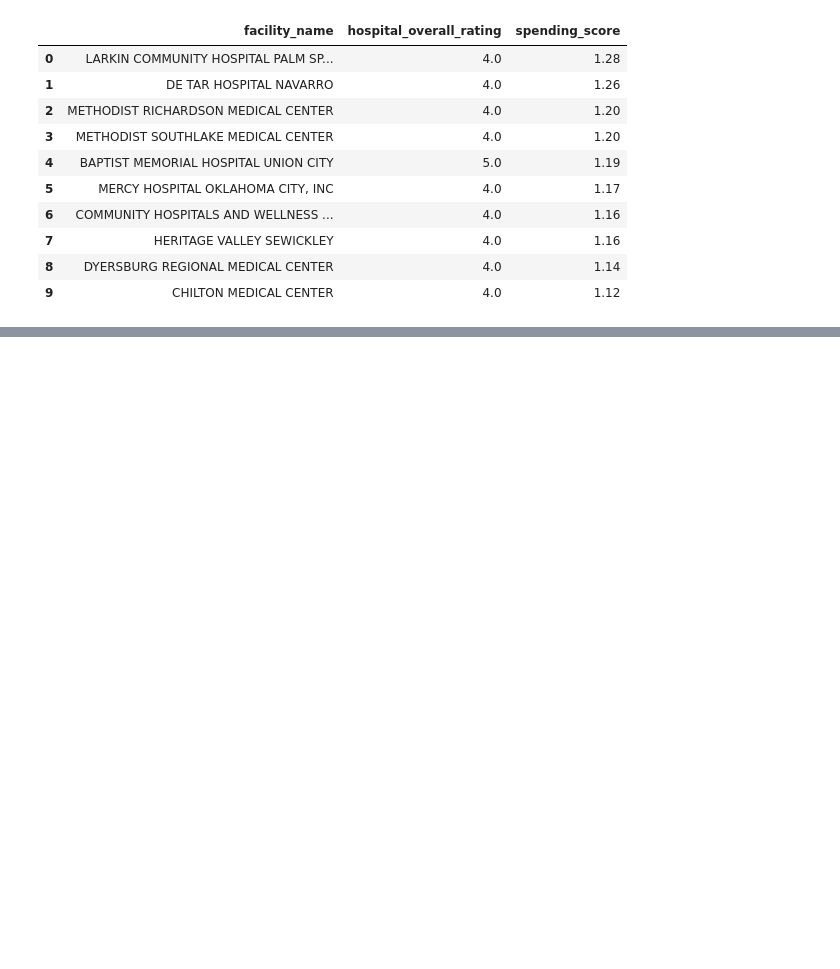
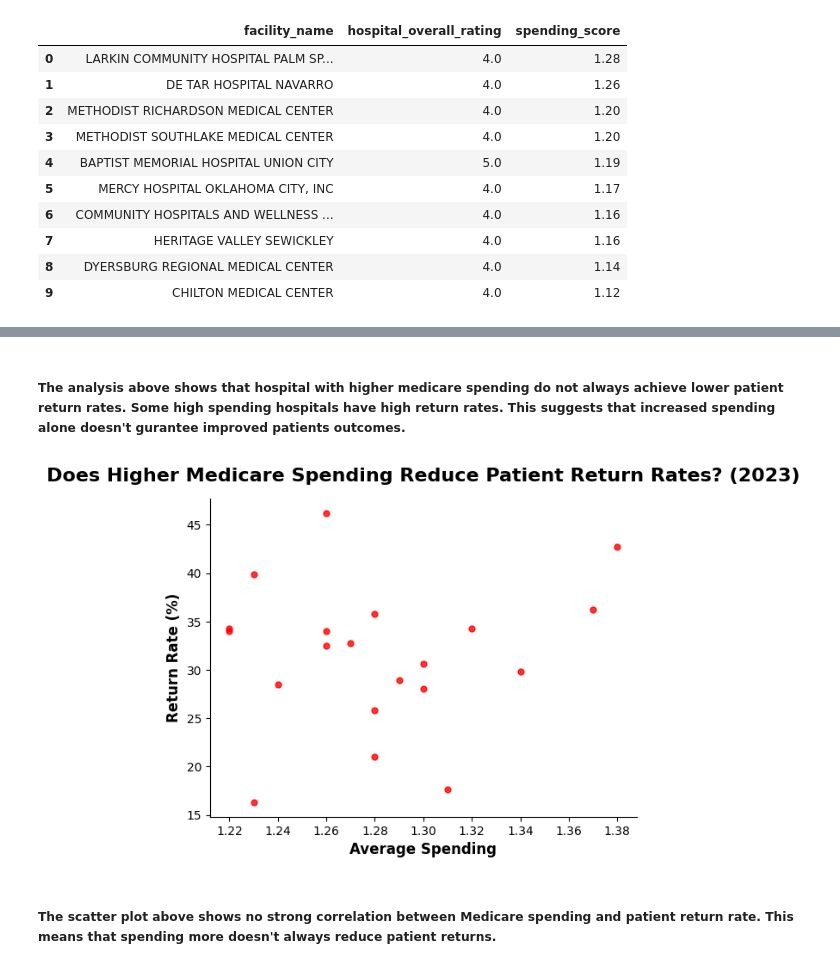
Before and after one commit to Archana-sth/hospital-performance-analysis, a Jupyter notebook: Notebook/hospital_performance_analysis.ipynb, the cells around one changed output, grey strips where cells are left out. Drawn from its saved outputs; the diff is of its cells as text; code cells hidden in the pictures; blank space fills up the shorter version.

```diff
--- a/Notebook/hospital_performance_analysis.ipynb
+++ b/Notebook/hospital_performance_analysis.ipynb
@@ -719,0 +473,31 @@ result3
+# %% [markdown]
+##### The analysis above shows that hospital with higher medicare spending do not always achieve lower patient return rates. Some high spending hospitals have high return rates. This suggests that increased spending alone doesn't gurantee improved patients outcomes.
+# %%
+plt.Figure(figsize=(14,8))
+plt.scatter(result5['avg_spending'], result5['return_rate'],
+            color = 'red',
+            alpha=0.8,          # transparency of dots
+            s=25,)               #size of dots
+
+#labels
+plt.xlabel("Average Spending",
+           fontsize=12,
+           fontweight= 'bold')
+plt.ylabel("Return Rate (%)",
+           fontsize=12,
+           fontweight= 'bold')
+plt.title("Does Higher Medicare Spending Reduce Patient Return Rates? (2023)",
+          fontsize=16,
+           fontweight='bold',
+           pad= 20,
+           y=0.98)  #position of title
+
+ax=plt.gca()
+ax.spines['top'].set_visible(False)
+ax.spines['right'].set_visible(False)
+
+plt.show()
+# %% [output]
+[figure, added]
+# %% [markdown]
+##### The scatter plot above shows no strong correlation between Medicare spending and patient return rate. This means that spending more doesn't always reduce patient returns.
```
Also changed, not shown: parts of 40 cells of this notebook, 1 other file.
